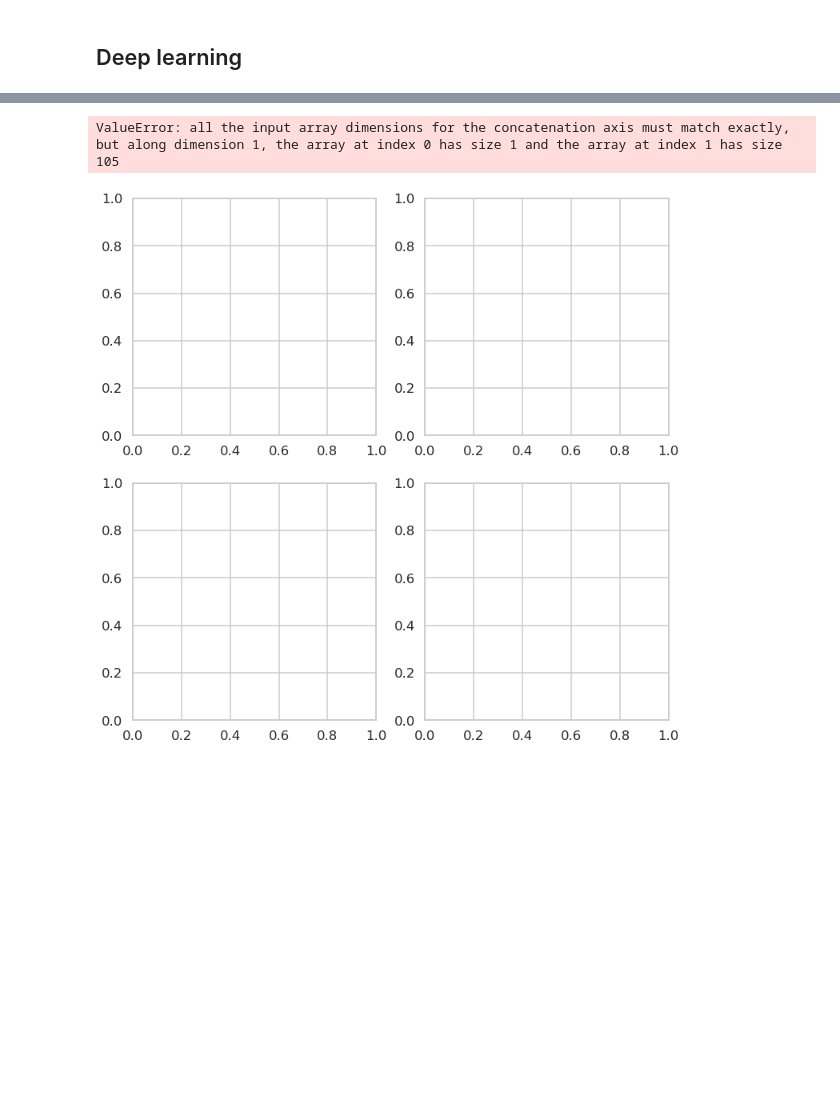
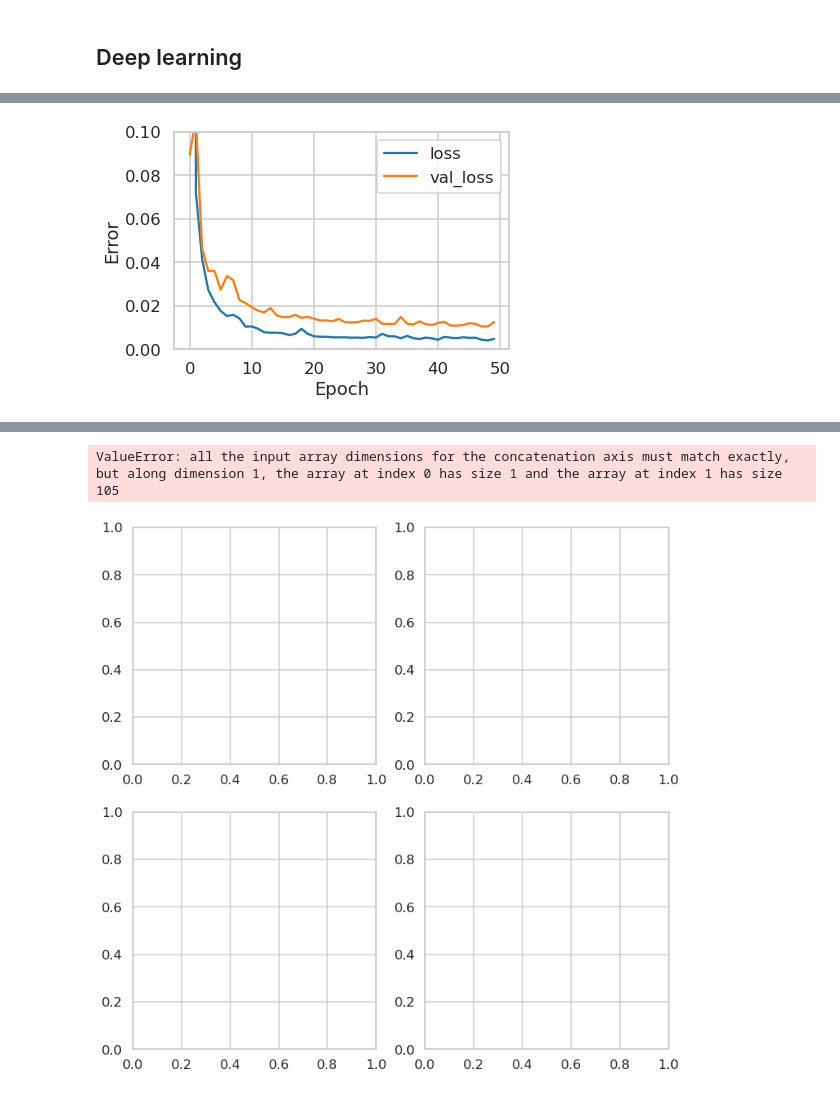
Before and after one commit to cmoestl/ai-tests, a Jupyter notebook: scripts/mfr_pred_ai.ipynb, the cells around one changed output, grey strips where cells are left out. Cells and saved outputs as stored; diff of their text form; code cells hidden in the pictures; blank space fills up the shorter version.

```diff
--- a/scripts/mfr_pred_ai.ipynb
+++ b/scripts/mfr_pred_ai.ipynb
@@ -784,0 +720,14 @@ Mean absolute error +/- std:  2.9 +/-  2.73
+# %%
+dl_model= None
+dl_model = Sequential(
+    [
+        Input(shape=input_shape),
+        layers.Dense(50, activation="relu",kernel_initializer='normal'),
+        layers.Dense(20, activation="relu"),
+        layers.Dense(4, activation="relu"),
+        layers.Dense(output_shape, activation='linear'),
+    ]
+)
+
+dl_model.summary()
+dl_model.compile(loss="MeanSquaredError", optimizer=tf.optimizers.Adam(learning_rate=0.1))#, metrics=["accuracy"])
@@ -784,0 +751,13 @@ Mean absolute error +/- std:  2.9 +/-  2.73
+# %%
+%%time
+
+dl_model.compile(loss="MeanSquaredError", optimizer=tf.optimizers.Adam(learning_rate=0.1))#, metrics=["accuracy"])
+
+dl_model_hist=dl_model.fit(X_train_norm, y_train_norm, epochs=50, validation_split=0.3,verbose=0)
+
+
+#model.compile(loss="MeanSquaredError", optimizer="SGD"(lr=0.01, momentum=0.9))
+#batch_size = 128
+#model.fit(X_train, y_train, epochs=50,batch_size=batch_size, validation_split=0.1)#,verbose=0)
+#test_results = {}
+#test_results['dl_model1'] = model.evaluate(X_train_norm,y_train_norm, verbose=1)
@@ -784,0 +767,19 @@ Mean absolute error +/- std:  2.9 +/-  2.73
+# %%
+hist1 = pd.DataFrame(dl_model_hist.history)
+hist1['epoch'] = dl_model_hist.epoch
+hist1.tail()
+
+
+def plot_loss(history):
+  plt.plot(history.history['loss'], label='loss')
+  plt.plot(history.history['val_loss'], label='val_loss')
+  plt.ylim([0, 0.1])
+  plt.xlabel('Epoch')
+  plt.ylabel('Error')
+  plt.legend()
+  plt.grid(True)
+
+
+plot_loss(dl_model_hist)
+# %% [output]
+[figure, added]
```
Also changed, not shown: parts of 13 cells of this notebook, 4 other files.
